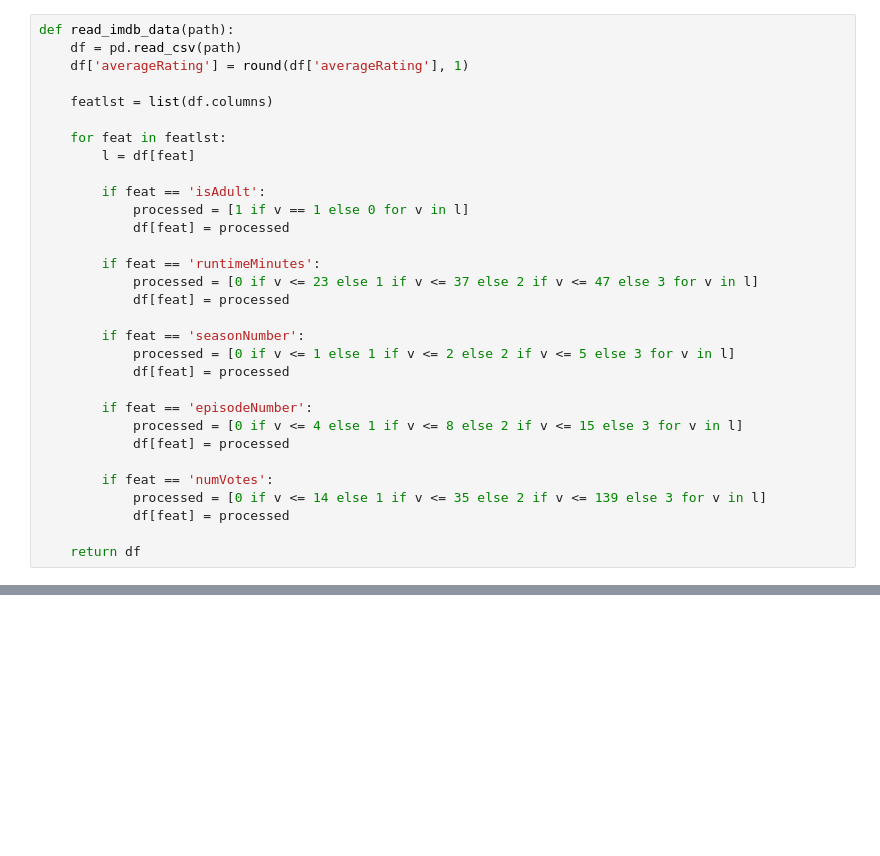
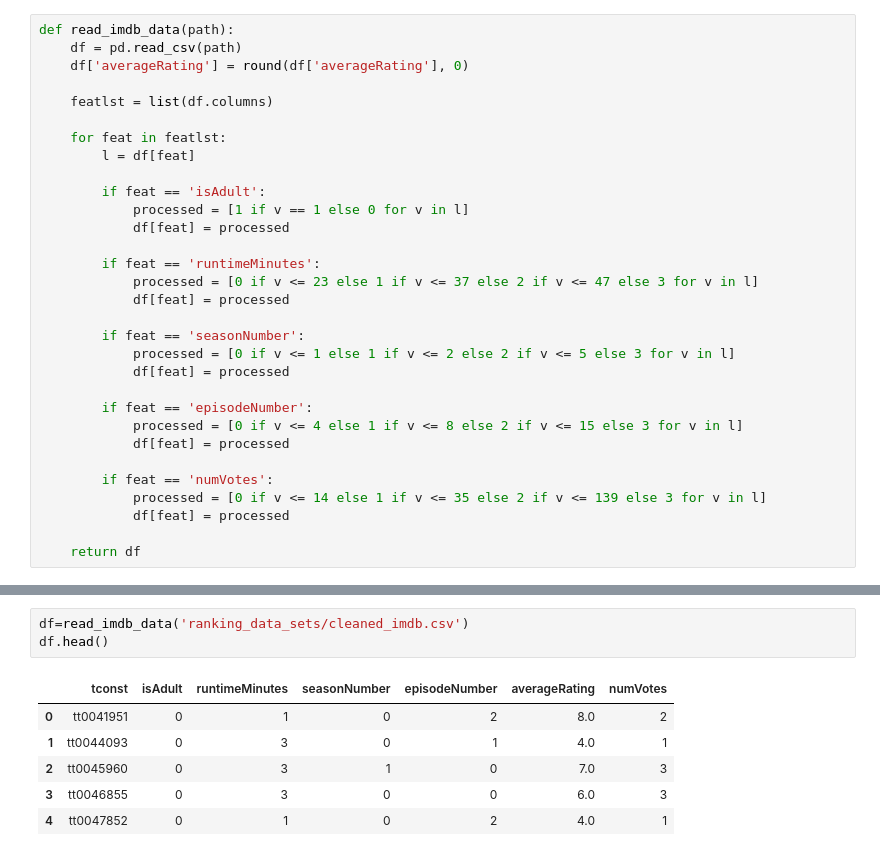
Before and after one commit to sainyam/Hyper-Code, a Jupyter notebook: ranking_query/imdb_exp.ipynb, the cells around one changed output, grey strips where cells are left out. Cells and saved outputs as stored; diff of their text form; blank space fills up the shorter version.

```diff
--- a/ranking_query/imdb_exp.ipynb
+++ b/ranking_query/imdb_exp.ipynb
@@ -13,7 +15,7 @@ final_merged_df_cleaned.describe()
 # %%
 def read_imdb_data(path):
     df = pd.read_csv(path)
-    df['averageRating'] = round(df['averageRating'], 1)
+    df['averageRating'] = round(df['averageRating'], 0)
 
     featlst = list(df.columns)
 
@@ -149,0 +46,10 @@ def read_data(path):
+# %%
+df=read_imdb_data('ranking_data_sets/cleaned_imdb.csv')
+df.head()
+# %% [output]
+|  | tconst | isAdult | runtimeMinutes | seasonNumber | episodeNumber | averageRating | numVotes |
+| 0 | tt0041951 | 0 | 1 | 0 | 2 | 8.0 | 2 |
+| 1 | tt0044093 | 0 | 3 | 0 | 1 | 4.0 | 1 |
+| 2 | tt0045960 | 0 | 3 | 1 | 0 | 7.0 | 3 |
+| 3 | tt0046855 | 0 | 3 | 0 | 0 | 6.0 | 3 |
+| 4 | tt0047852 | 0 | 1 | 0 | 2 | 4.0 | 1 |
```
Also changed, not shown: parts of 11 cells of this notebook, 7 other files.
